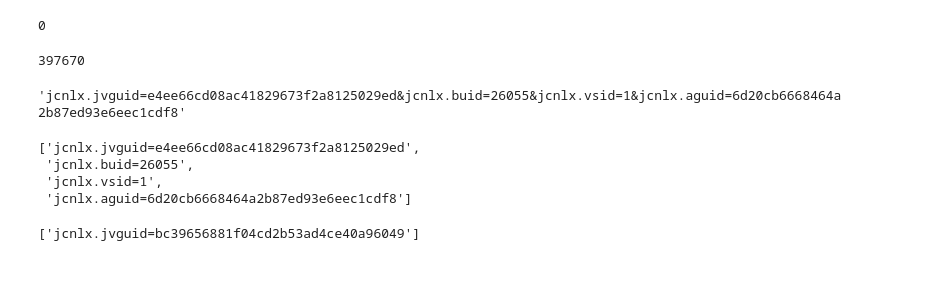
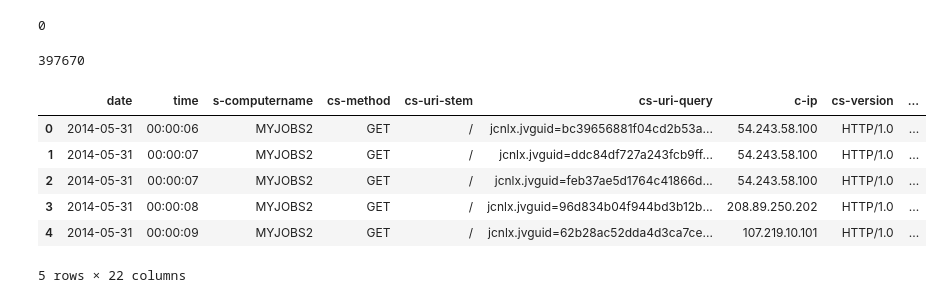
Before and after one commit to MSIA/vail, a Jupyter notebook: preprocessing.ipynb, the cells around one changed output. Saved outputs shown, nothing was run; the diff lists cells and outputs as text; code cells hidden in the pictures; blank space fills up the shorter version.

Commit message:
Adds functionality to parse out id fields

```diff
--- a/preprocessing.ipynb
+++ b/preprocessing.ipynb
@@ -107,20 +107,22 @@ pd.isnull(df['time-taken']).sum()
 pd.isnull(df['time-taken']).count()
 # %% [output]
 397670
-# %%
-df['cs-uri-query'][10]
-# %% [output]
-'jcnlx.jvguid=e4ee66cd08ac41829673f2a8125029ed&jcnlx.buid=26055&jcnlx.vsid=1&jcnlx.aguid=6d20cb6668464a2b87ed93e6eec1cdf8'
-# %%
-test = df['cs-uri-query'][10]
-test.split('&')
-# %% [output]
-['jcnlx.jvguid=e4ee66cd08ac41829673f2a8125029ed',
- 'jcnlx.buid=26055',
- 'jcnlx.vsid=1',
- 'jcnlx.aguid=6d20cb6668464a2b87ed93e6eec1cdf8']
-# %%
-test = df['cs-uri-query'][0]
-test.split('&')
-# %% [output]
-['jcnlx.jvguid=bc39656881f04cd2b53ad4ce40a96049']
+# %%
+# Splits out uri query into id fields
+df[['jvguid', 'buid', 'vsid', 'aguid']] = df['cs-uri-query'].str.split('&', expand=True).iloc[:, :4]
+# %%
+# Remove type of id from field so all that's remaining is the actual id
+df['jvguid'] = df['jvguid'].str.replace(r'.*=', '')
+df['buid'] = df['buid'].str.replace(r'.*=', '')
+df['vsid'] = df['vsid'].str.replace(r'.*=', '')
+df['aguid'] = df['aguid'].str.replace(r'.*=', '')
+# %%
+df.head()
+# %% [output]
+|  | date | time | s-computername | cs-method | cs-uri-stem | cs-uri-query | c-ip | cs-version | ... |
+| 0 | 2014-05-31 | 00:00:06 | MYJOBS2 | GET | / | jcnlx.jvguid=bc39656881f04cd2b53a... | 54.243.58.100 | HTTP/1.0 | ... |
+| 1 | 2014-05-31 | 00:00:07 | MYJOBS2 | GET | / | jcnlx.jvguid=ddc84df727a243fcb9ff... | 54.243.58.100 | HTTP/1.0 | ... |
+| 2 | 2014-05-31 | 00:00:07 | MYJOBS2 | GET | / | jcnlx.jvguid=feb37ae5d1764c41866d... | 54.243.58.100 | HTTP/1.0 | ... |
+| 3 | 2014-05-31 | 00:00:08 | MYJOBS2 | GET | / | jcnlx.jvguid=96d834b04f944bd3b12b... | 208.89.250.202 | HTTP/1.0 | ... |
+| 4 | 2014-05-31 | 00:00:09 | MYJOBS2 | GET | / | jcnlx.jvguid=62b28ac52dda4d3ca7ce... | 107.219.10.101 | HTTP/1.0 | ... |
+5 rows × 22 columns
```
